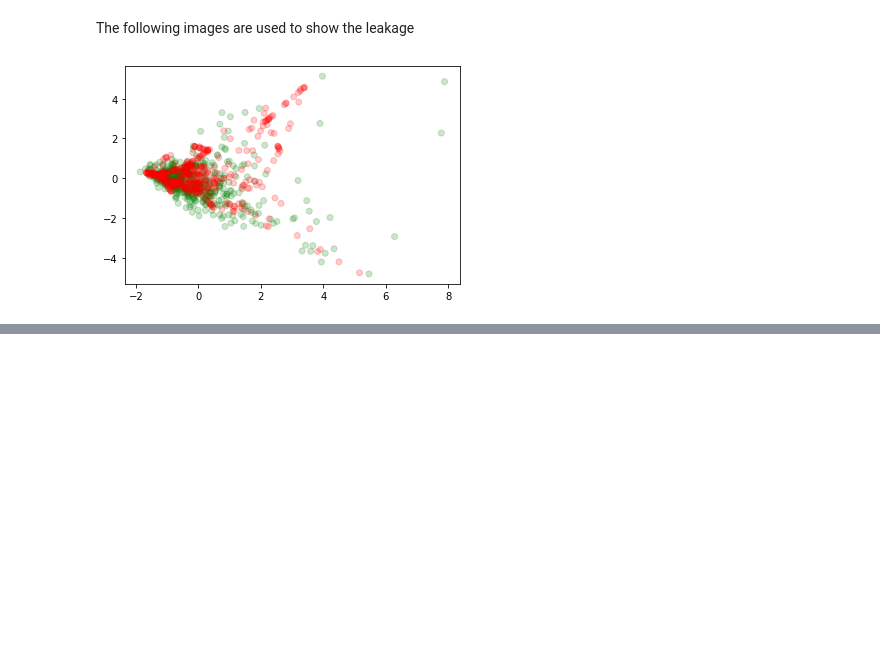
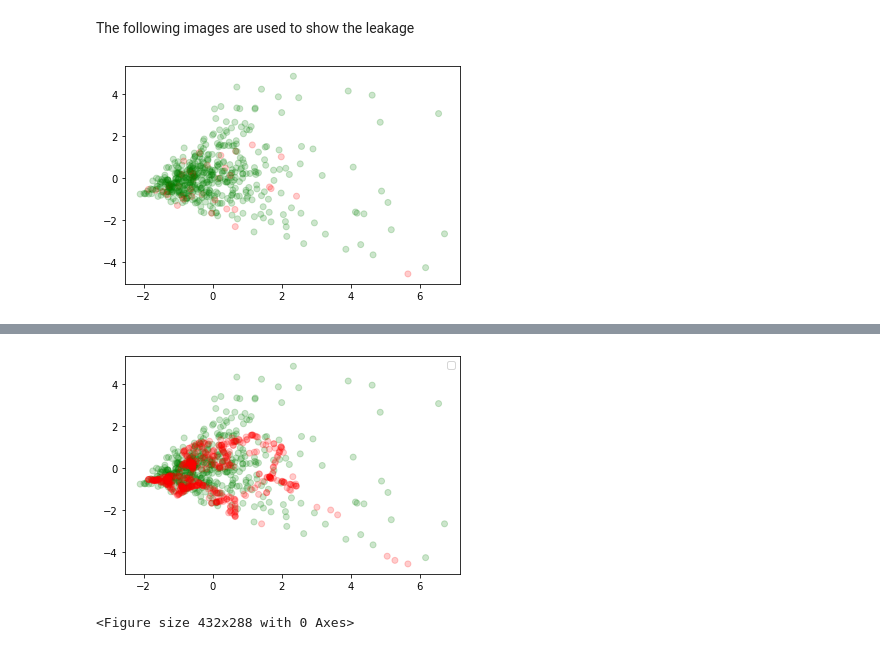
Before and after one commit to harel-coffee/npj-corrections, a Jupyter notebook: Copy_of_Scripts_For_npj_Digital_Medicine.ipynb, the cells around one changed output, grey strips where cells are left out. Cells and saved outputs as stored; diff of their text form; code cells hidden in the pictures; blank space fills up the shorter version.

```diff
--- a/Copy_of_Scripts_For_npj_Digital_Medicine.ipynb
+++ b/Copy_of_Scripts_For_npj_Digital_Medicine.ipynb
@@ -307,13 +307,14 @@ y = df['diagnosed'].dropna()
 X = scale(X)
 y = np.array(y)
 
-X, y = SMOTE().fit_resample(X, y)
 
 colors = cycle('bgrcmykbgrcmykbgrcmykbgrcmyk')
 m = 0
 t = []
 pca = PCA(n_components=2)
 x_new = pca.fit_transform(X)
+
+
 
 kmeans = KMeans(init= 'k-means++', n_clusters=3, random_state=0).fit(x_new)
 labels = kmeans.labels_
@@ -322,24 +323,37 @@ labels_unique = np.unique(labels)
 n_clusters_ = len(labels_unique)
 
 means = []
-# for k, col in zip(range(n_clusters_), colors):
-#     my_members = labels == k
-# #     print(sum(y[my_members])/(sum(y)),sum(y[my_members]))
-#     means.append(np.mean(X[my_members],axis=0))
-#     cluster_center = cluster_centers[k]
 
-#     plt.plot(x_new[my_members, 0], x_new[my_members, 1], col + '.', alpha=0.2)
-#     plt.plot(cluster_center[0], cluster_center[1], 'o', markerfacecolor=col,
-#              markeredgecolor='k', markersize=12,\
-#              label = "PD % = "+str(np.around(sum(y[my_members])/(sum(y) /100),decimals=2))+" %")
-#     plt.legend(loc = 'upper right')
-# plt.show()
-# plt.clf()
+c = ['g' if i == 0 else 'r' for i in y]
+plt.scatter(x_new[:,0],x_new[:,1],c = c,alpha=0.2)
+plt.savefig('new_figs/scatter.png',bbox_inches='tight',dpi = 300)
+
+plt.show()
+plt.clf()
+
+
+
+
+
+
+
+####################################3333
+
+x_new, y = SMOTE().fit_resample(x_new, y)
+
+
+kmeans = KMeans(init= 'k-means++', n_clusters=3, random_state=0).fit(x_new)
+labels = kmeans.labels_
+cluster_centers = kmeans.cluster_centers_
+labels_unique = np.unique(labels)
+n_clusters_ = len(labels_unique)
+
+means = []
 c = ['g' if i == 0 else 'r' for i in y]
 plt.scatter(x_new[:,0],x_new[:,1],c = c,alpha=0.2)
 plt.savefig('new_figs/scatter_smote.png',bbox_inches='tight',dpi = 300)
-
+plt.legend()
 plt.show()
 plt.clf()
 # %% [output]
-[figure, old version]
+[figure, new version]
@@ -346,0 +361,2 @@ plt.clf()
+[figure, added]
+<Figure size 432x288 with 0 Axes>
```
Also changed, not shown: parts of 3 cells of this notebook.
